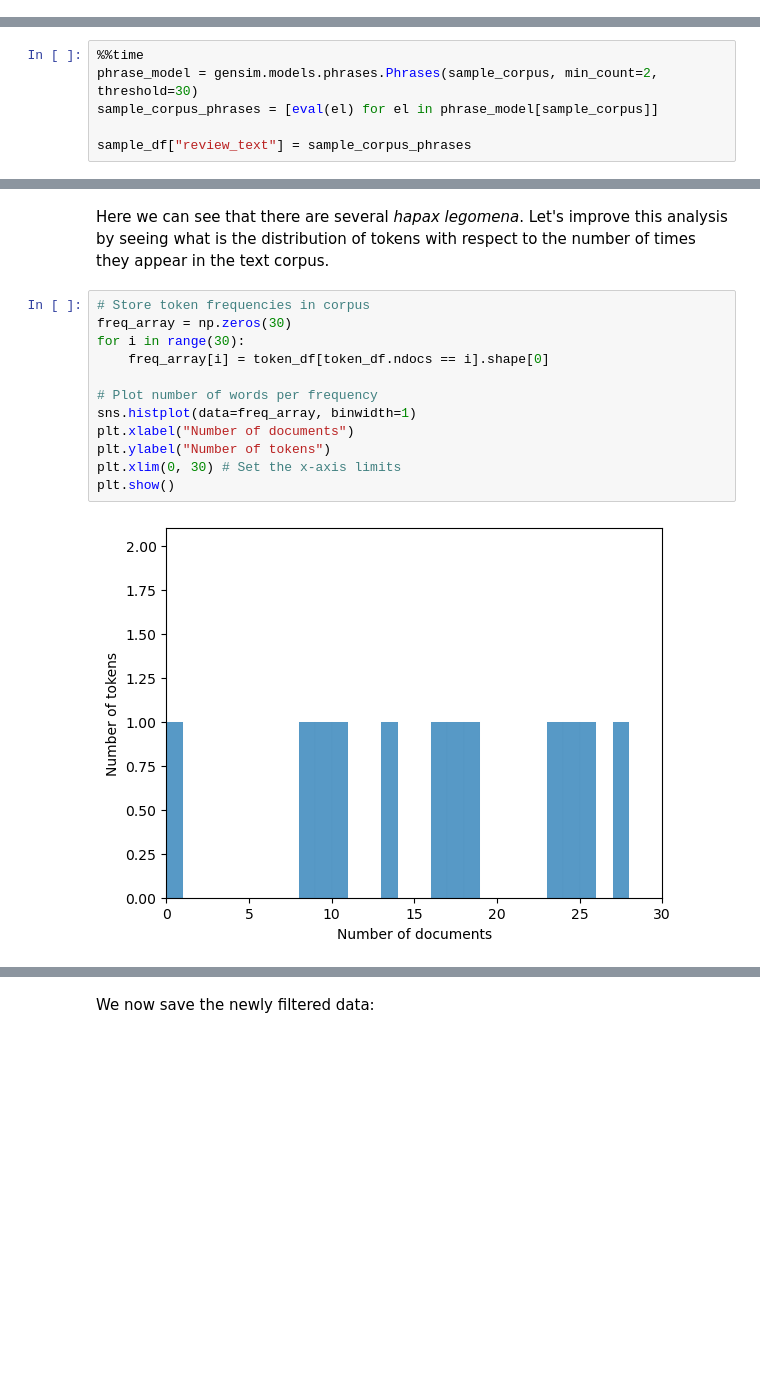
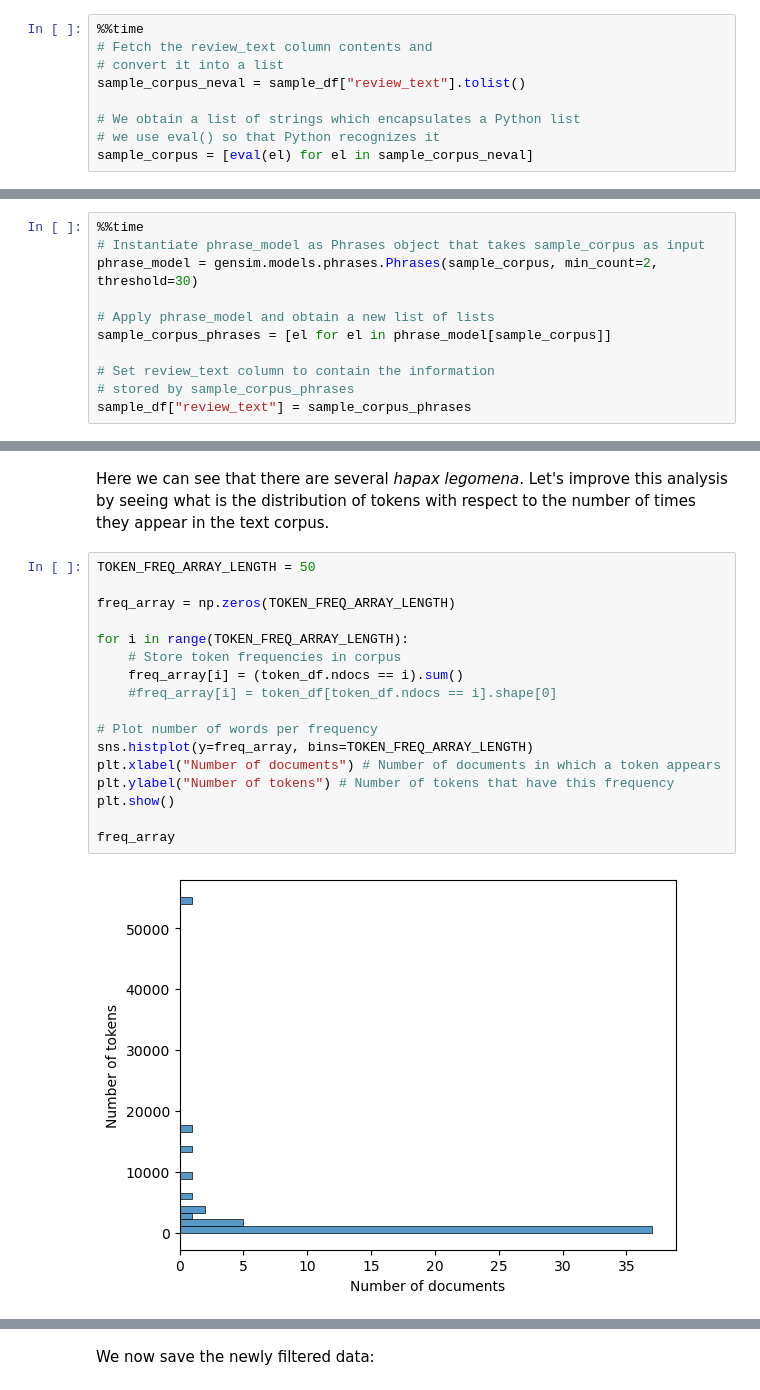
Before and after one commit to roliverc/Goodreads-meets-NLP, a Jupyter notebook: spacy_gensim_dask.ipynb, the cells around one changed output, grey strips where cells are left out. Drawn from its saved outputs; the diff is of its cells as text; blank space fills up the shorter version.

Commit message:
Full dataset tokenized & lemmatized, general improvements; tomorrow will finish

```diff
--- a/spacy_gensim_dask.ipynb
+++ b/spacy_gensim_dask.ipynb
@@ -282,0 +301,9 @@ Wall time: 260 µs
+# %%
+%%time
+# Fetch the review_text column contents and
+# convert it into a list
+sample_corpus_neval = sample_df["review_text"].tolist()
+
+# We obtain a list of strings which encapsulates a Python list
+# we use eval() so that Python recognizes it
+sample_corpus = [eval(el) for el in sample_corpus_neval]
@@ -301,8 +345,13 @@ More broadly, an *n*-gram is a contiguous sequence of *n* terms from text sample
 By using `gensim.models.phrases.Phrases` we are able to construct these *n*-grams (we are interested in finding *bigrams* and larger) that meet a certain statistical criteria.
 # %%
 %%time
+# Instantiate phrase_model as Phrases object that takes sample_corpus as input
 phrase_model = gensim.models.phrases.Phrases(sample_corpus, min_count=2, threshold=30)
-sample_corpus_phrases = [eval(el) for el in phrase_model[sample_corpus]]
 
+# Apply phrase_model and obtain a new list of lists
+sample_corpus_phrases = [el for el in phrase_model[sample_corpus]]
+
+# Set review_text column to contain the information
+# stored by sample_corpus_phrases
 sample_df["review_text"] = sample_corpus_phrases
 # %% [output]
@@ -398,16 +449,21 @@ Number of hapax legomena: 5039
 # %% [markdown]
 Here we can see that there are several *hapax legomena*. Let's improve this analysis by seeing what is the distribution of tokens with respect to the number of times they appear in the text corpus.
 # %%
-# Store token frequencies in corpus
-freq_array = np.zeros(30)
-for i in range(30):
-    freq_array[i] = token_df[token_df.ndocs == i].shape[0]
+TOKEN_FREQ_ARRAY_LENGTH = 50
+
+freq_array = np.zeros(TOKEN_FREQ_ARRAY_LENGTH)
+
+for i in range(TOKEN_FREQ_ARRAY_LENGTH):
+    # Store token frequencies in corpus
+    freq_array[i] = (token_df.ndocs == i).sum()
+    #freq_array[i] = token_df[token_df.ndocs == i].shape[0]
 
 # Plot number of words per frequency
-sns.histplot(data=freq_array, binwidth=1)
-plt.xlabel("Number of documents")
-plt.ylabel("Number of tokens")
-plt.xlim(0, 30) # Set the x-axis limits
+sns.histplot(y=freq_array, bins=TOKEN_FREQ_ARRAY_LENGTH)
+plt.xlabel("Number of documents") # Number of documents in which a token appears
+plt.ylabel("Number of tokens") # Number of tokens that have this frequency
 plt.show()
+
+freq_array
 # %% [output]
-[figure, old version]
+[figure, new version]
```
Also changed, not shown: parts of 81 cells of this notebook, 3 other files.
